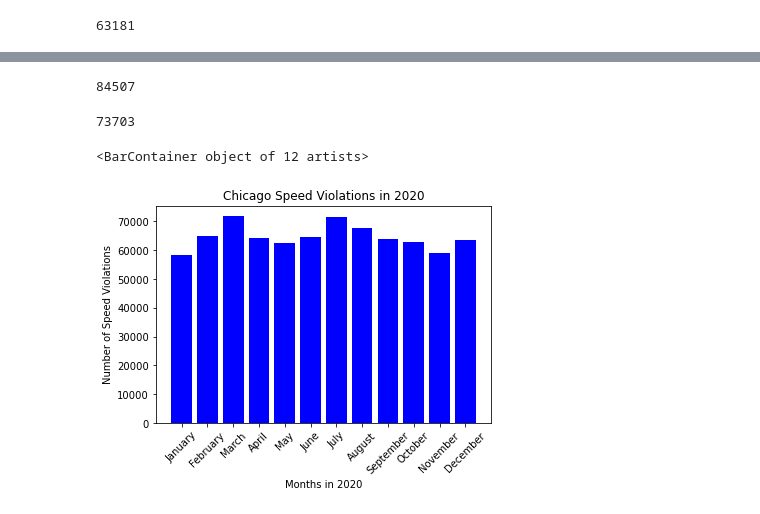
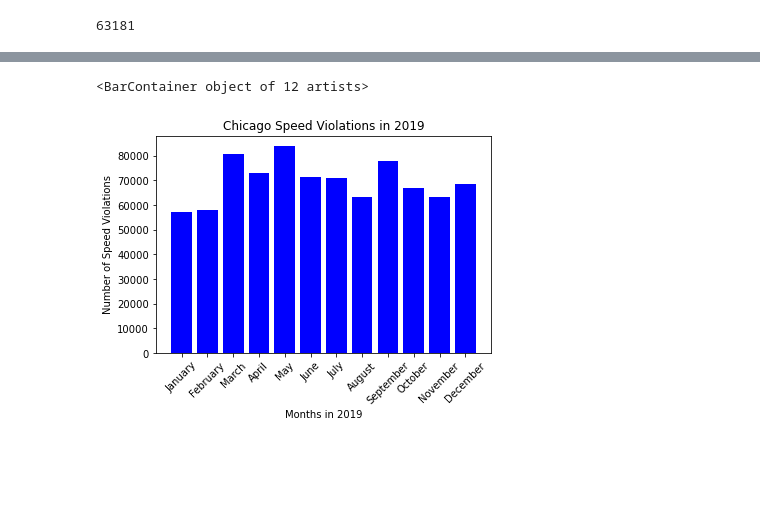
Before and after one commit to WACunninghamIV/Chicago_Traffic-RidershipData, a Jupyter notebook: speed_code.ipynb, the cells around one changed output, grey strips where cells are left out. Drawn from its saved outputs; the diff is of its cells as text; code cells hidden in the pictures; blank space fills up the shorter version.

```diff
--- a/speed_code.ipynb
+++ b/speed_code.ipynb
@@ -176,4 +212,0 @@ jul_17_df = speed_data_df.loc[(speed_data_df["violation_date_as_date"] > jul_17_
-# %%
-jul_17_df["VIOLATIONS"].sum()
-# %% [output]
-84507
@@ -185,20 +213,16 @@ jul_18_df = speed_data_df.loc[(speed_data_df["violation_date_as_date"] > jul_18_
-# %%
-jul_18_df["VIOLATIONS"].sum()
-# %% [output]
-73703
 # %%
-Months_in_2020 = ["January", "February", "March", "April", "May", "June",
+Months_in_2019 = ["January", "February", "March", "April", "May", "June",
                 "July","August", "September", "October", "November", "December"]
-number_speed_violations = [58451, 64970, 71898, 64303, 62554, 64591, 71562, 67697, 63822, 62747, 59097, 63519]
+number_speed_violations = [57217, 58049, 80641, 73145, 83968, 71496, 70849, 63106, 77784, 66760, 63181, 68441]
 x_axis = np.arange(len(number_speed_violations))
-x_axis = Months_in_2020
+x_axis = Months_in_2019
 # %%
 #bar plot generation
 plt.xticks(rotation = 45)
-plt.title("Chicago Speed Violations in 2020")
-plt.xlabel("Months in 2020")
+plt.title("Chicago Speed Violations in 2019")
+plt.xlabel("Months in 2019")
 plt.ylabel("Number of Speed Violations")
 plt.bar(x_axis, number_speed_violations, color="b", align="center")
 # %% [output]
 <BarContainer object of 12 artists>
-[figure, old version]
+[figure, new version]
```
Also changed, not shown: parts of 68 cells of this notebook, 1 other file.
